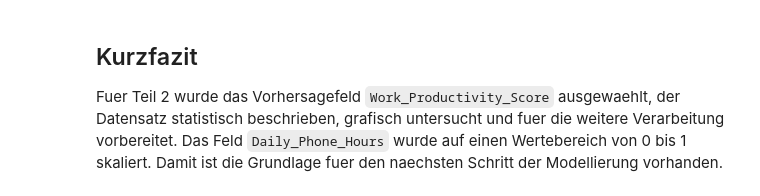
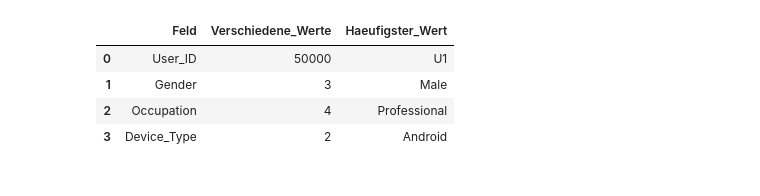
Before and after one commit to BotondCsereklye/LB_259, a Jupyter notebook: data_description.ipynb, the cells around one changed output. Saved outputs shown, nothing was run; the diff lists cells and outputs as text; code cells hidden in the pictures.

Commit message:
Simplify Teil 2 notebook for beginner level

```diff
--- a/data_description.ipynb
+++ b/data_description.ipynb
@@ -249,4 +65,19 @@ df_model_ready[['Daily_Phone_Hours', 'Daily_Phone_Hours_Scaled']].head(10)
-# %% [markdown]
-## Kurzfazit
-
-Fuer Teil 2 wurde das Vorhersagefeld `Work_Productivity_Score` ausgewaehlt, der Datensatz statistisch beschrieben, grafisch untersucht und fuer die weitere Verarbeitung vorbereitet. Das Feld `Daily_Phone_Hours` wurde auf einen Wertebereich von 0 bis 1 skaliert. Damit ist die Grundlage fuer den naechsten Schritt der Modellierung vorhanden.
+# %%
+text_spalten = ['User_ID', 'Gender', 'Occupation', 'Device_Type']
+zeilen = []
+
+for spalte in text_spalten:
+    zeilen.append({
+        'Feld': spalte,
+        'Verschiedene_Werte': df[spalte].nunique(),
+        'Haeufigster_Wert': df[spalte].mode()[0]
+    })
+
+kategoriale_statistik = pd.DataFrame(zeilen)
+kategoriale_statistik
+# %% [output]
+|  | Feld | Verschiedene_Werte | Haeufigster_Wert |
+| 0 | User_ID | 50000 | U1 |
+| 1 | Gender | 3 | Male |
+| 2 | Occupation | 4 | Professional |
+| 3 | Device_Type | 2 | Android |
```
Also changed, not shown: parts of 24 cells of this notebook.
